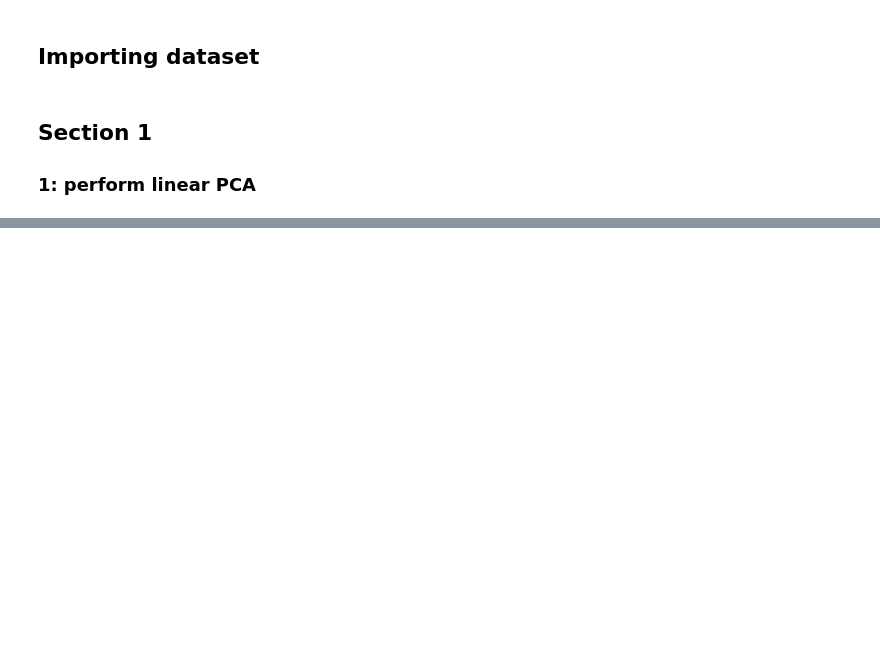
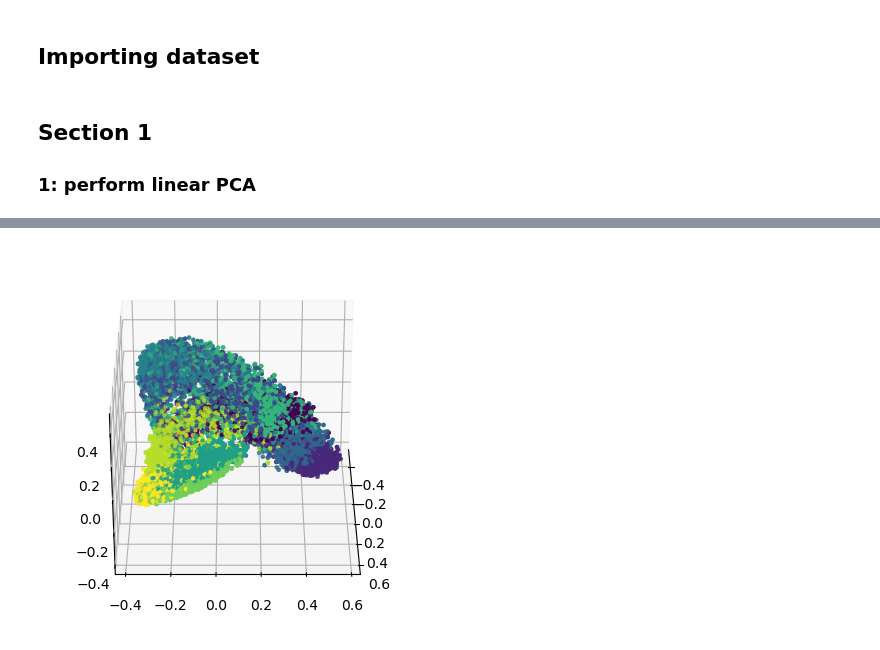
Before and after one commit to LisaDaVinchie/adv-ml_challenge1, a Jupyter notebook: AdvML_Challenge1_Lisa.ipynb, the cells around one changed output, grey strips where cells are left out. Cells and saved outputs as stored; diff of their text form; code cells hidden in the pictures; blank space fills up the shorter version.

```diff
--- a/AdvML_Challenge1_Lisa.ipynb
+++ b/AdvML_Challenge1_Lisa.ipynb
@@ -106,0 +130,11 @@ ax.view_init(elev=45, azim=45)
+# %%
+fig = plt.figure()
+ax = fig.add_subplot(111, projection='3d')
+
+# Color the data points based on the labels
+for i in range(3):
+    ax.scatter(data_pca_kernel[:, 0], data_pca_kernel[:, 1], data_pca_kernel[:, 2], c = labels_subset, marker='.')
+
+ax.view_init(elev=30, azim=0)
+# %% [output]
+[figure, added]
```
Also changed, not shown: parts of 7 cells of this notebook.
